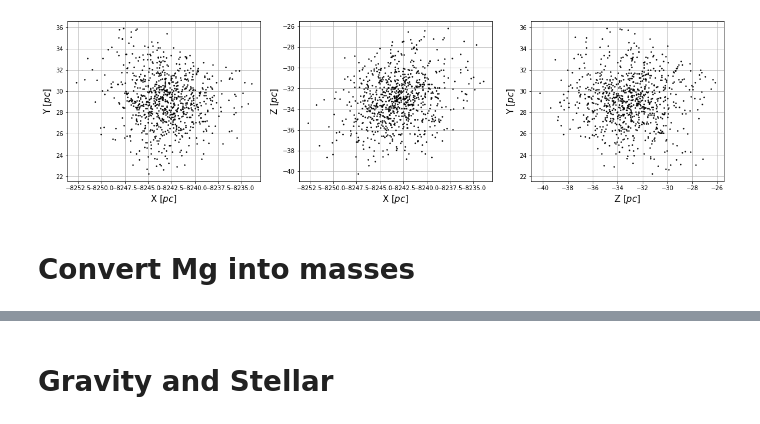
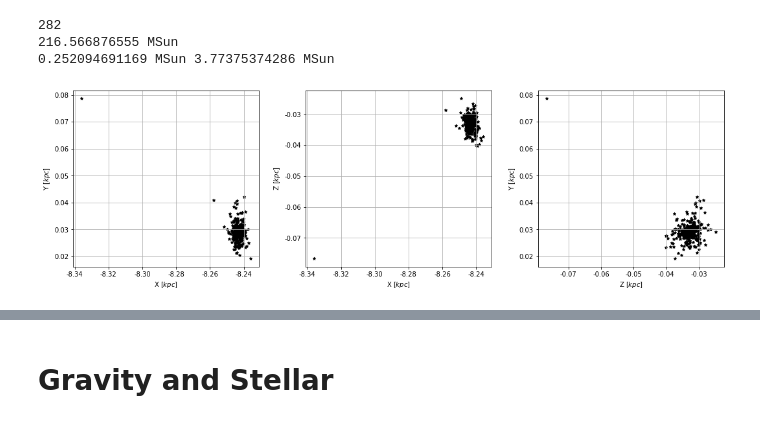
Before and after one commit to stevenalfonso/N-body-with-stellar, a Jupyter notebook: PleiadesNBODY.ipynb, the cells around one changed output, grey strips where cells are left out. Drawn from its saved outputs; the diff is of its cells as text; code cells hidden in the pictures.

```diff
--- a/PleiadesNBODY.ipynb
+++ b/PleiadesNBODY.ipynb
@@ -106,45 +78,60 @@ class MilkyWayGalaxy(object):
 # %%
 import astropy.units as u
 import astropy.coordinates as coord
 
-cluster = pd.read_csv('./pleiades_dbscan.csv')
+cluster = pd.read_csv('./pleiades_pm_distance.csv')
+cluster = cluster[(cluster['rv'] != 0)]
+print(len(cluster))
+g_mag = cluster.g + 5 - 5*np.log10(cluster.distance)
+m = np.array(mag_to_mass(g_mag, solar_masses=True)) |units.MSun
+print(m.sum())
+print(min(m), max(m))
 
-ra = cluster['ra'] *u.deg
-dec = cluster['dec'] *u.deg
-distance = 1/cluster['parallax'] *u.pc
-pmra = cluster['pmra'] *u.mas/u.yr
-pmdec = cluster['pmdec'] *u.mas/u.yr
+ra = np.array(cluster['ra']) *u.deg
+dec = np.array(cluster['dec']) *u.deg
+distance = np.array(cluster['distance']) *u.pc
+pmra = np.array(cluster['pmra']) *u.mas/u.yr
+pmdec = np.array(cluster['pmdec']) *u.mas/u.yr
+vlos = np.array(cluster['rv']) *u.km/u.s
 
-c = coord.SkyCoord(ra=ra,dec=dec,distance=distance,frame='icrs')
-#c.transform_to(coord.Galactocentric)
+c = coord.SkyCoord(ra=ra, dec=dec, distance=distance, pm_ra_cosdec=pmra,\
+                   pm_dec=pmdec, radial_velocity=vlos, frame='icrs')
 
 xm = c.transform_to(coord.Galactocentric).x
 ym = c.transform_to(coord.Galactocentric).y
 zm = c.transform_to(coord.Galactocentric).z
 
+vx = c.transform_to(coord.Galactocentric).v_x
+vy = c.transform_to(coord.Galactocentric).v_y
+vz = c.transform_to(coord.Galactocentric).v_z
+
 %matplotlib inline
-plt.figure(figsize=(20,5))
+fig, axs = plt.subplots(1, 3, figsize=(18, 5))
+fig.subplots_adjust(wspace=0.25)
+axs[0].scatter(xm/1000, ym/1000, c='black',marker='*',s=20, alpha=1)
+axs[0].yaxis.set_major_formatter(FormatStrFormatter('%.2f'))
+axs[0].xaxis.set_major_formatter(FormatStrFormatter('%.2f'))
+axs[0].set_xlabel("X $[kpc]$")
+axs[0].set_ylabel("Y $[kpc]$")
+axs[0].grid()
 
-plt.subplot(1,3,1)
-plt.plot(xm, ym,color='black',marker='.',linestyle='None',markersize=3,alpha=1)
-plt.xlabel("X $[pc]$", fontsize = 15)
-plt.ylabel("Y $[pc]$", fontsize = 15)#,rotation=0)
-plt.grid()
+axs[1].scatter(xm/1000, zm/1000, c='black',marker='*',s=20, alpha=1)
+axs[1].yaxis.set_major_formatter(FormatStrFormatter('%.2f'))
+axs[1].xaxis.set_major_formatter(FormatStrFormatter('%.2f'))
+axs[1].set_xlabel("X $[kpc]$")
+axs[1].set_ylabel("Z $[kpc]$")
+axs[1].grid()
 
-plt.subplot(1,3,2)
-plt.plot(xm, zm,color='black',marker='.',linestyle='None',markersize=3,alpha=1)
-plt.xlabel("X $[pc]$", fontsize = 15)
-plt.ylabel("Z $[pc]$", fontsize = 15)#,rotation=0)
-plt.grid()
-
-plt.subplot(1,3,3)
-plt.plot(zm, ym,color='black',marker='.',linestyle='None',markersize=3,alpha=1)
-plt.xlabel("Z $[pc]$", fontsize = 15)
-plt.ylabel("Y $[pc]$", fontsize = 15)#,rotation=0)
-plt.grid()
+axs[2].scatter(zm/1000, ym/1000, c='black',marker='*',s=20, alpha=1)
+axs[2].yaxis.set_major_formatter(FormatStrFormatter('%.2f'))
+axs[2].xaxis.set_major_formatter(FormatStrFormatter('%.2f'))
+axs[2].set_xlabel("Z $[kpc]$")
+axs[2].set_ylabel("Y $[kpc]$")
+axs[2].grid()
 #plt.savefig('./2d.jpg')
 plt.show()
 # %% [output]
+282
+216.566876555 MSun
+0.252094691169 MSun 3.77375374286 MSun
-[figure, old version]
+[figure, new version]
-# %% [markdown]
-# Convert Mg into masses
```
Also changed, not shown: parts of 17 cells of this notebook.
